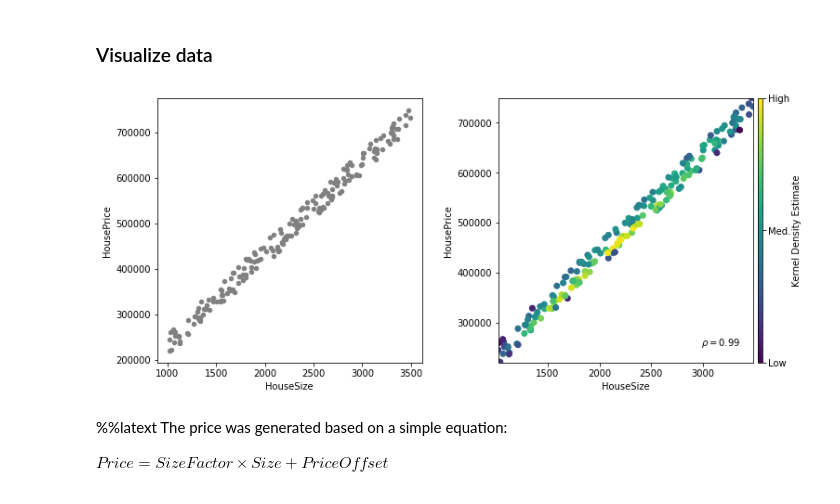
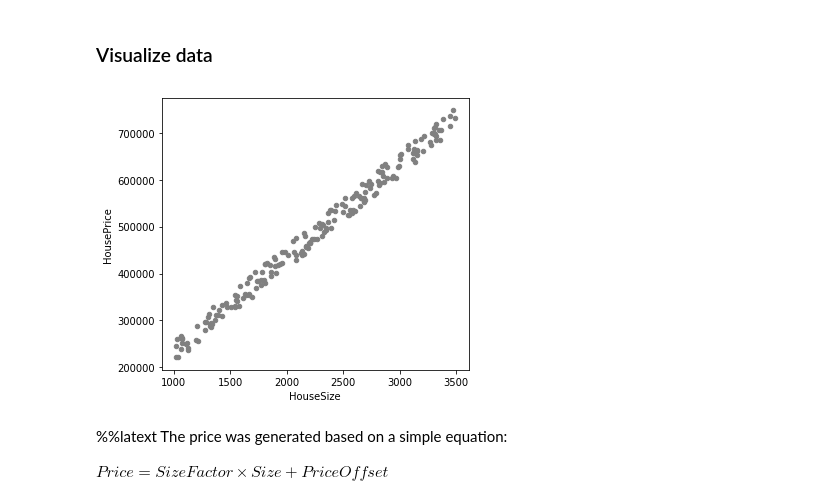
Before and after one commit to MHadavand/Lessons, a Jupyter notebook: ML/ANN/TensorFlowReview.ipynb, the cells around one changed output. Saved outputs shown, nothing was run; the diff lists cells and outputs as text; code cells hidden in the pictures.

```diff
--- a/ML/ANN/TensorFlowReview.ipynb
+++ b/ML/ANN/TensorFlowReview.ipynb
@@ -116,14 +113,11 @@ data_housing.head()
 # %% [markdown]
 ### Visualize data
 # %%
-fig,ax = plt.subplots(1,2, figsize=(11,5))
+fig,ax = plt.subplots(1,1, figsize=(5.5,5))
 # Simple scat plot
-data_housing.plot(x='HouseSize', y='HousePrice', kind='scatter',ax=ax[0], color='gray')
-# Scatter plot with bivariate PDF highlight
-gs.scatplt(data_housing.HouseSize, data_housing.HousePrice, ax=ax[1], cbar=True)
-fig.tight_layout(pad=2.0)
+_ = data_housing.plot(x='HouseSize', y='HousePrice', kind='scatter',ax=ax, color='gray')
 # %% [output]
-[figure, old version]
+[figure, new version]
 # %% [markdown]
 %%latext
 The price was generated based on a simple equation:
```
Also changed, not shown: parts of 7 cells of this notebook, 8 other files.
